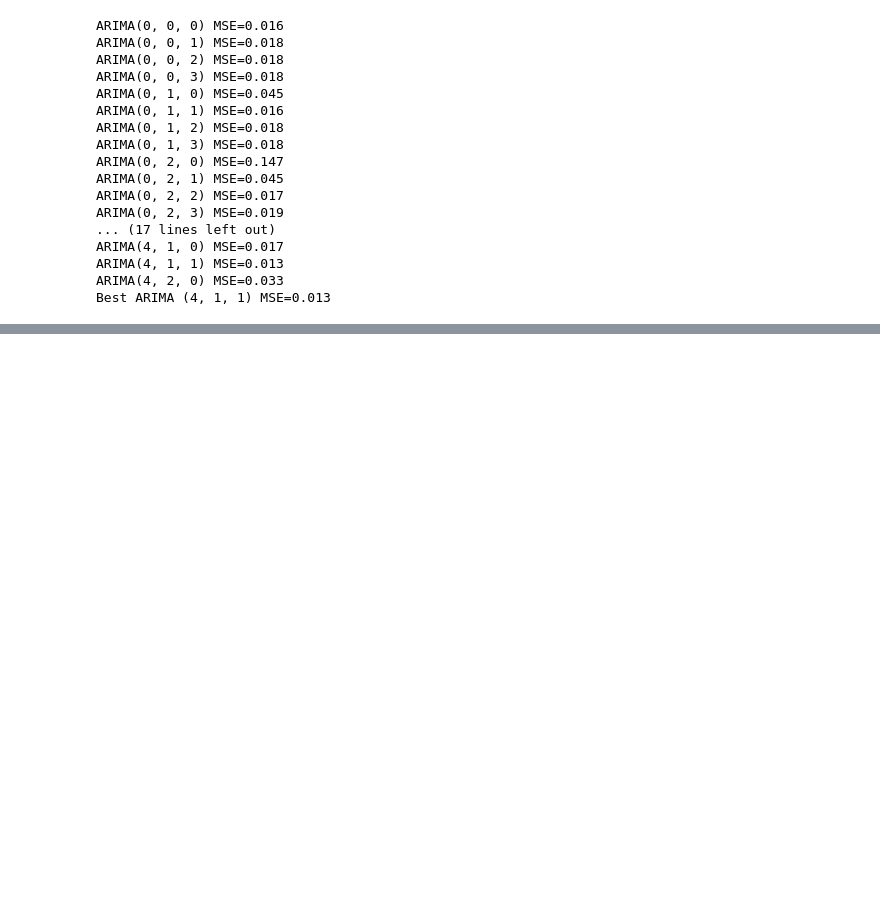
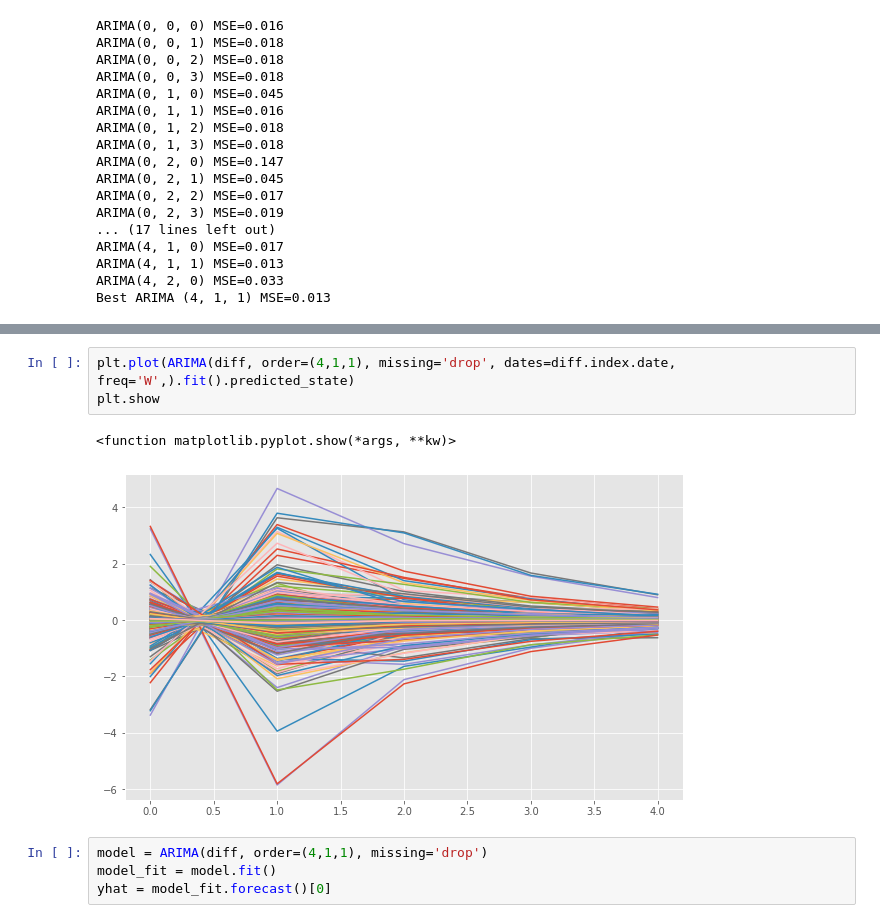
Before and after one commit to jrpaige/Solar, a Jupyter notebook: Solar_TS_Model.ipynb, the cells around one changed output, grey strips where cells are left out. Drawn from its saved outputs; the diff is of its cells as text; blank space fills up the shorter version.

```diff
--- a/Solar_TS_Model.ipynb
+++ b/Solar_TS_Model.ipynb
@@ -270,0 +289,10 @@ Best ARIMA (4, 1, 1) MSE=0.013
+# %%
+plt.plot(ARIMA(diff, order=(4,1,1), missing='drop', dates=diff.index.date, freq='W',).fit().predicted_state)
+plt.show
+# %% [output]
+<function matplotlib.pyplot.show(*args, **kw)>
+[figure, added]
+# %%
+model = ARIMA(diff, order=(4,1,1), missing='drop')
+model_fit = model.fit()
+yhat = model_fit.forecast()[0]
```
Also changed, not shown: parts of 9 cells of this notebook, 1 other file.
